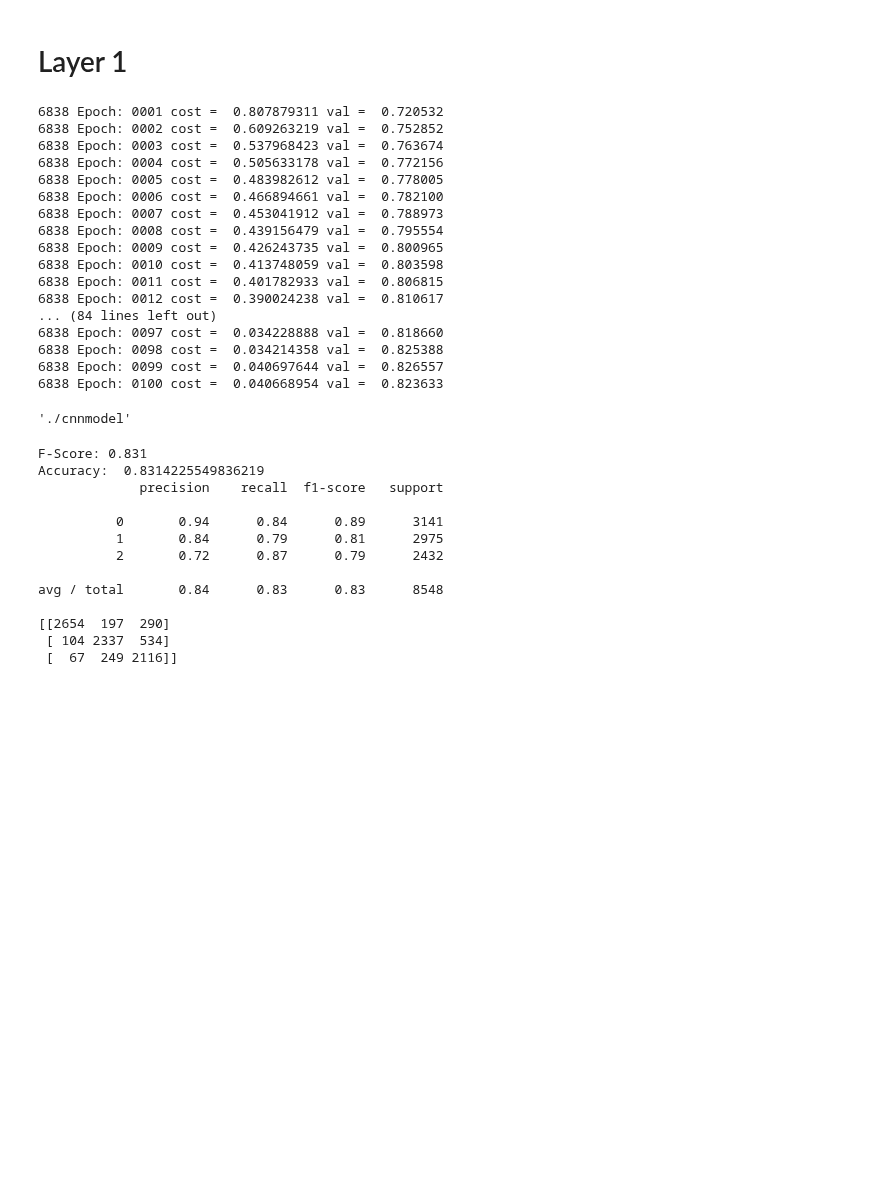
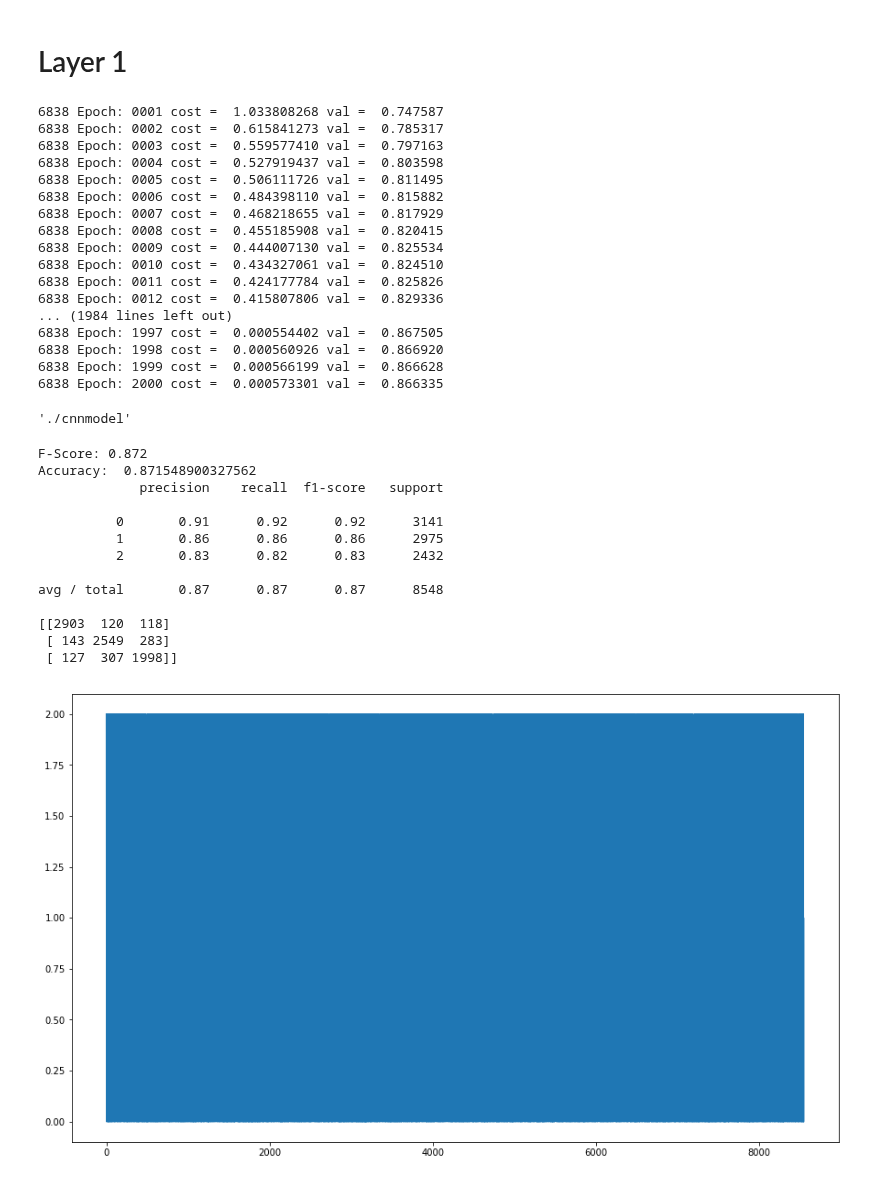
Before and after one commit to seven-up-purdue/uav-audio-detection, a Jupyter notebook: notebooks/CNN-Train-All.ipynb, the cells around one changed output. Saved outputs shown, nothing was run; the diff lists cells and outputs as text; code cells hidden in the pictures; blank space fills up the shorter version.

Commit message:
CNN epoch 2000

```diff
--- a/notebooks/CNN-Train-All.ipynb
+++ b/notebooks/CNN-Train-All.ipynb
@@ -134,7 +134,7 @@ n_classes = 3
 n_channels = 1
 
 learning_rate = 0.0002  # 0.005
-training_epochs = 100
+training_epochs = 2000
 # %% [markdown]
 # Layer 1
 # %%
@@ -179,7 +179,7 @@ from sklearn.metrics import confusion_matrix
 import itertools as it
 # %%
 ###########################
-batch_size = 64
+batch_size = 256
 cost_history = np.empty(shape=[1], dtype=float)
 
 for epoch in range(training_epochs):#training epoch 500 / batch_size 128 --> acc 90%
@@ -201,23 +201,23 @@ for epoch in range(training_epochs):#training epoch 500 / batch_size 128 --> acc
     print('Epoch:', '%04d' % (epoch+1), 'cost = ', '{:.9f}'.format(avg_cost), 'val = ','%f' %(accuracy_score(y_true, y_pred)) )
 saver.save(sess, model_path)
 # %% [output]
-6838 Epoch: 0001 cost =  0.807879311 val =  0.720532
-6838 Epoch: 0002 cost =  0.609263219 val =  0.752852
-6838 Epoch: 0003 cost =  0.537968423 val =  0.763674
-6838 Epoch: 0004 cost =  0.505633178 val =  0.772156
-6838 Epoch: 0005 cost =  0.483982612 val =  0.778005
-6838 Epoch: 0006 cost =  0.466894661 val =  0.782100
-6838 Epoch: 0007 cost =  0.453041912 val =  0.788973
-6838 Epoch: 0008 cost =  0.439156479 val =  0.795554
-6838 Epoch: 0009 cost =  0.426243735 val =  0.800965
-6838 Epoch: 0010 cost =  0.413748059 val =  0.803598
-6838 Epoch: 0011 cost =  0.401782933 val =  0.806815
-6838 Epoch: 0012 cost =  0.390024238 val =  0.810617
-... (84 lines left out)
-6838 Epoch: 0097 cost =  0.034228888 val =  0.818660
-6838 Epoch: 0098 cost =  0.034214358 val =  0.825388
-6838 Epoch: 0099 cost =  0.040697644 val =  0.826557
-6838 Epoch: 0100 cost =  0.040668954 val =  0.823633
+6838 Epoch: 0001 cost =  1.033808268 val =  0.747587
+6838 Epoch: 0002 cost =  0.615841273 val =  0.785317
+6838 Epoch: 0003 cost =  0.559577410 val =  0.797163
+6838 Epoch: 0004 cost =  0.527919437 val =  0.803598
+6838 Epoch: 0005 cost =  0.506111726 val =  0.811495
+6838 Epoch: 0006 cost =  0.484398110 val =  0.815882
+6838 Epoch: 0007 cost =  0.468218655 val =  0.817929
+6838 Epoch: 0008 cost =  0.455185908 val =  0.820415
+6838 Epoch: 0009 cost =  0.444007130 val =  0.825534
+6838 Epoch: 0010 cost =  0.434327061 val =  0.824510
+6838 Epoch: 0011 cost =  0.424177784 val =  0.825826
+6838 Epoch: 0012 cost =  0.415807806 val =  0.829336
+... (1984 lines left out)
+6838 Epoch: 1997 cost =  0.000554402 val =  0.867505
+6838 Epoch: 1998 cost =  0.000560926 val =  0.866920
+6838 Epoch: 1999 cost =  0.000566199 val =  0.866628
+6838 Epoch: 2000 cost =  0.000573301 val =  0.866335
 './cnnmodel'
 # %%
 y_pred = sess.run(tf.argmax(logits,1),feed_dict={X: X_test2})
@@ -225,25 +225,36 @@ y_true = sess.run(tf.argmax(y_test,1))
 # %%
 from sklearn.metrics import precision_recall_fscore_support
 p,r,f,s = precision_recall_fscore_support(y_true, y_pred, average='micro')
 print("F-Score:", round(f,3))
 from sklearn.metrics import accuracy_score
 print("Accuracy: ", accuracy_score(y_true, y_pred))
 
+### print true graph###
+fig = plt.figure(figsize=(15,9))
+ax = fig.add_subplot(1,1,1)
+ax.plot(np.linspace(0,len(y_pred), len(y_pred)),y_true)
+
+### print pred graph###
+fig = plt.figure(figsize=(15,9))
+ax = fig.add_subplot(1,1,1)
+ax.plot(np.linspace(0,len(y_pred), len(y_pred)),y_pred)
+
 from sklearn.metrics import classification_report
 print(classification_report(y_true, y_pred))
 from sklearn.metrics import confusion_matrix
 print(confusion_matrix(y_true, y_pred))
 # %% [output]
-F-Score: 0.831
-Accuracy:  0.8314225549836219
+F-Score: 0.872
+Accuracy:  0.871548900327562
              precision    recall  f1-score   support
 
-          0       0.94      0.84      0.89      3141
-          1       0.84      0.79      0.81      2975
-          2       0.72      0.87      0.79      2432
+          0       0.91      0.92      0.92      3141
+          1       0.86      0.86      0.86      2975
+          2       0.83      0.82      0.83      2432
 
-avg / total       0.84      0.83      0.83      8548
+avg / total       0.87      0.87      0.87      8548
 
-[[2654  197  290]
- [ 104 2337  534]
- [  67  249 2116]]
+[[2903  120  118]
+ [ 143 2549  283]
+ [ 127  307 1998]]
+[figure, added]
```
Also changed, not shown: parts of 2 cells of this notebook, 1 other file.
